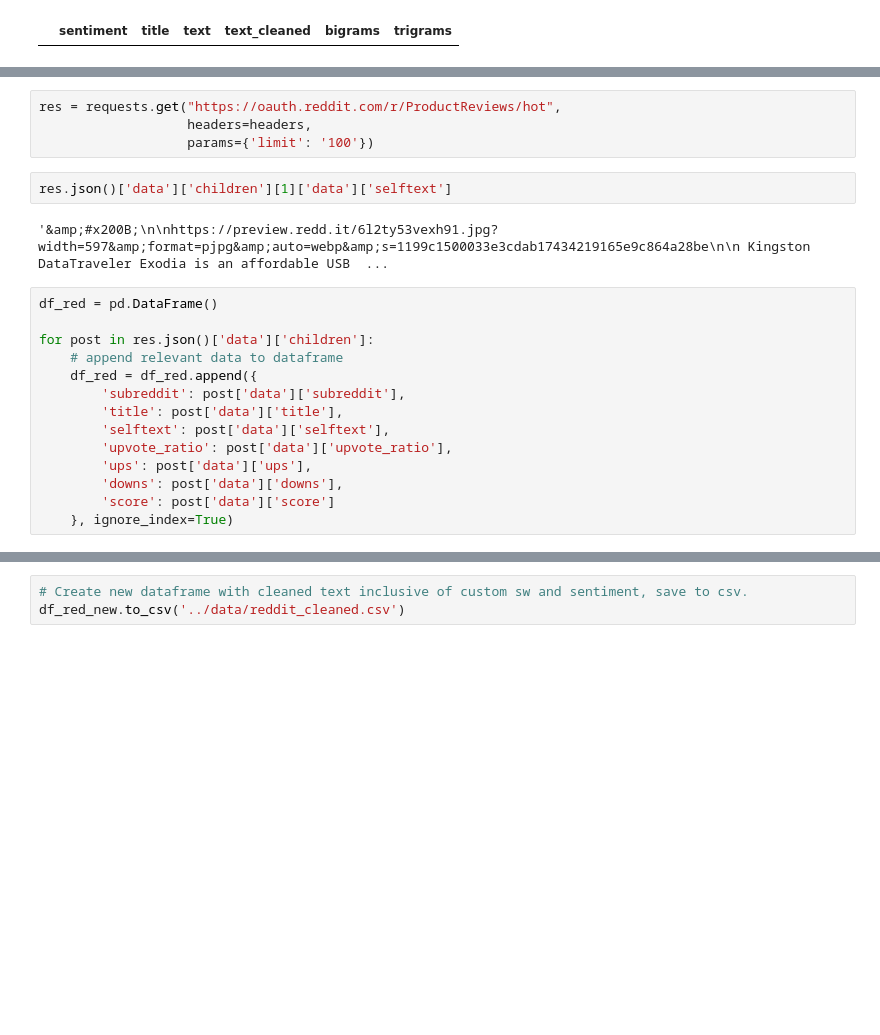
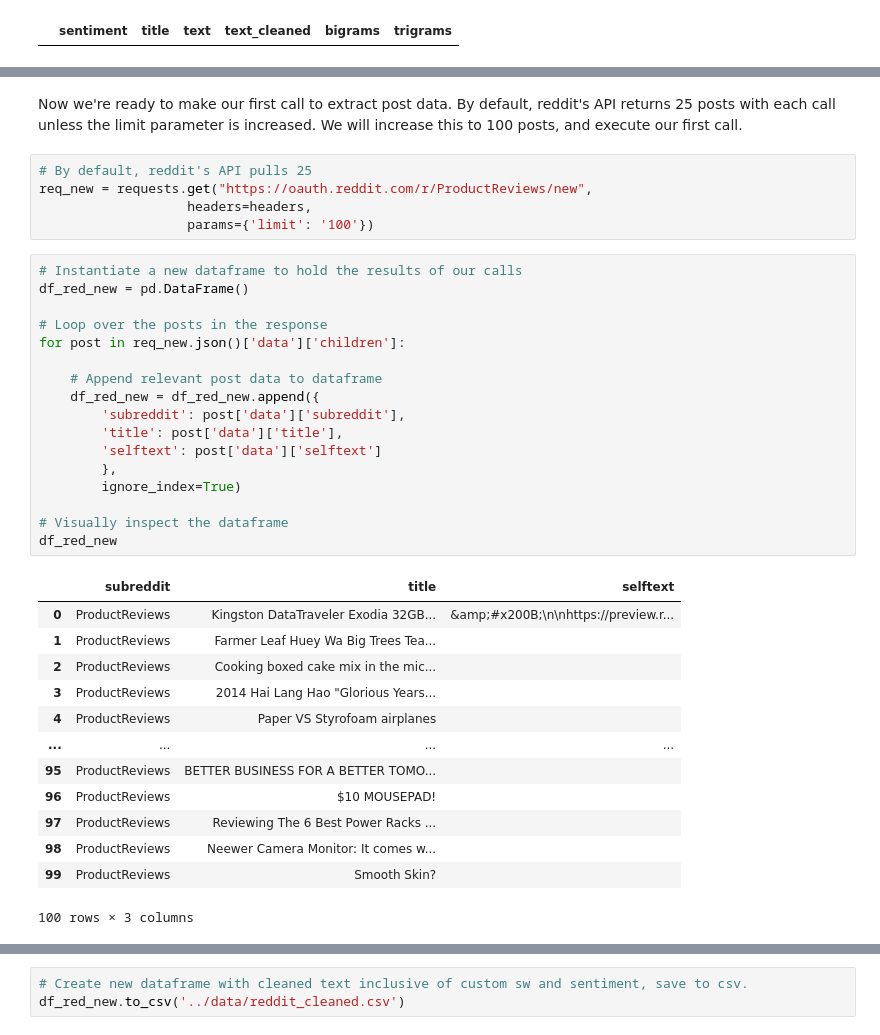
Before and after one commit to ThomasHChapman/classifying_user_reviews, a Jupyter notebook: working_notebooks/preprocessing_nb_10words.ipynb, the cells around one changed output, grey strips where cells are left out. Cells and saved outputs as stored; diff of their text form; blank space fills up the shorter version.

```diff
--- a/working_notebooks/preprocessing_nb_10words.ipynb
+++ b/working_notebooks/preprocessing_nb_10words.ipynb
@@ -488,22 +505,38 @@ requests.get('https://oauth.reddit.com/api/v1/me', headers=headers)
+# %% [markdown]
+Now we're ready to make our first call to extract post data. By default, reddit's API returns 25 posts with each call unless the limit parameter is increased. We will increase this to 100 posts, and execute our first call.
 # %%
-res = requests.get("https://oauth.reddit.com/r/ProductReviews/hot",
+# By default, reddit's API pulls 25
+req_new = requests.get("https://oauth.reddit.com/r/ProductReviews/new",
                    headers=headers,
                    params={'limit': '100'})
-# %%
-res.json()['data']['children'][1]['data']['selftext']
-# %% [output]
-'&amp;#x200B;\n\nhttps://preview.redd.it/6l2ty53vexh91.jpg?width=597&amp;format=pjpg&amp;auto=webp&amp;s=1199c1500033e3cdab17434219165e9c864a28be\n\n Kingston DataTraveler Exodia is an affordable USB  ...
 # %%
-df_red = pd.DataFrame()
+# Instantiate a new dataframe to hold the results of our calls
+df_red_new = pd.DataFrame()
 
-for post in res.json()['data']['children']:
-    # append relevant data to dataframe
-    df_red = df_red.append({
+# Loop over the posts in the response
+for post in req_new.json()['data']['children']:
+
+    # Append relevant post data to dataframe
+    df_red_new = df_red_new.append({
         'subreddit': post['data']['subreddit'],
         'title': post['data']['title'],
-        'selftext': post['data']['selftext'],
-        'upvote_ratio': post['data']['upvote_ratio'],
-        'ups': post['data']['ups'],
-        'downs': post['data']['downs'],
-        'score': post['data']['score']
-    }, ignore_index=True)
+        'selftext': post['data']['selftext']
+        },
+        ignore_index=True)
+
+# Visually inspect the dataframe
+df_red_new
+# %% [output]
+|  | subreddit | title | selftext |
+| 0 | ProductReviews | Kingston DataTraveler Exodia 32GB... | &amp;#x200B;\n\nhttps://preview.r... |
+| 1 | ProductReviews | Farmer Leaf Huey Wa Big Trees Tea... |  |
+| 2 | ProductReviews | Cooking boxed cake mix in the mic... |  |
+| 3 | ProductReviews | 2014 Hai Lang Hao "Glorious Years... |  |
+| 4 | ProductReviews | Paper VS Styrofoam airplanes |  |
+| ... | ... | ... | ... |
+| 95 | ProductReviews | BETTER BUSINESS FOR A BETTER TOMO... |  |
+| 96 | ProductReviews | $10 MOUSEPAD! |  |
+| 97 | ProductReviews | Reviewing The 6 Best Power Racks ... |  |
+| 98 | ProductReviews | Neewer Camera Monitor: It comes w... |  |
+| 99 | ProductReviews | Smooth Skin? |  |
+100 rows × 3 columns
```
Also changed, not shown: parts of 29 cells of this notebook.
